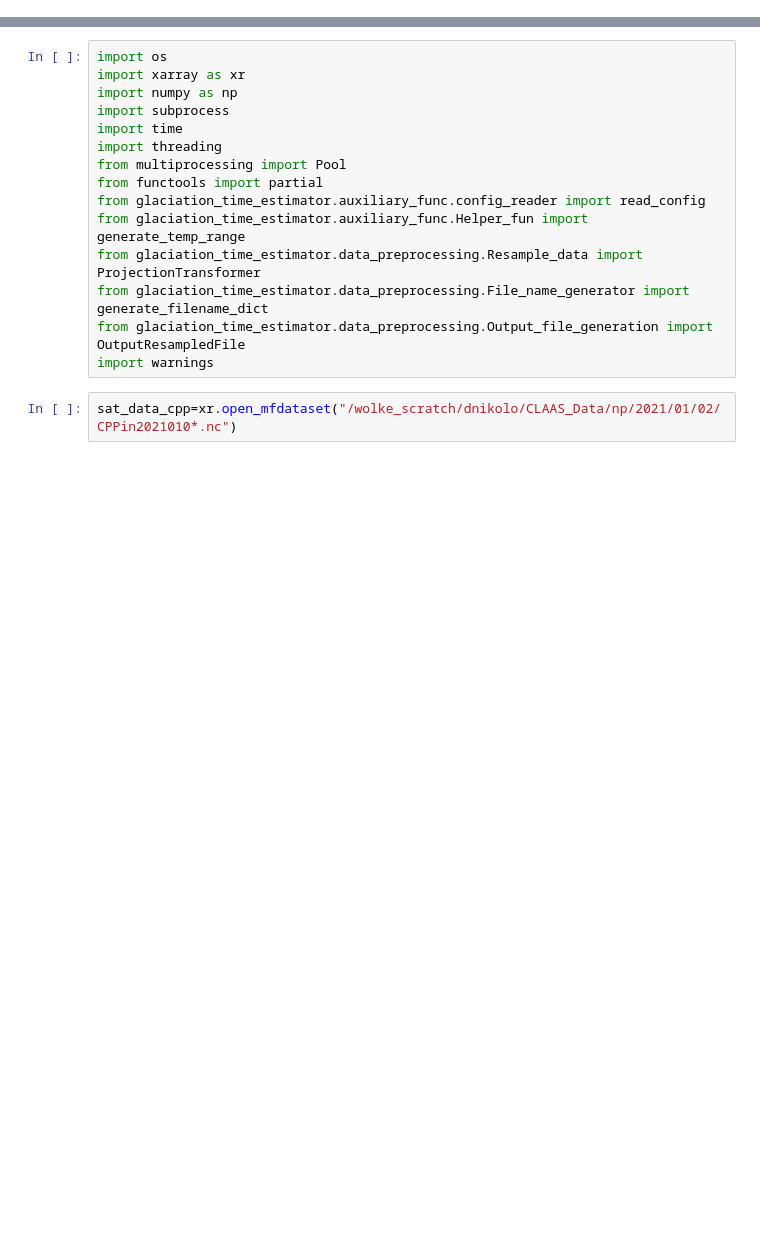
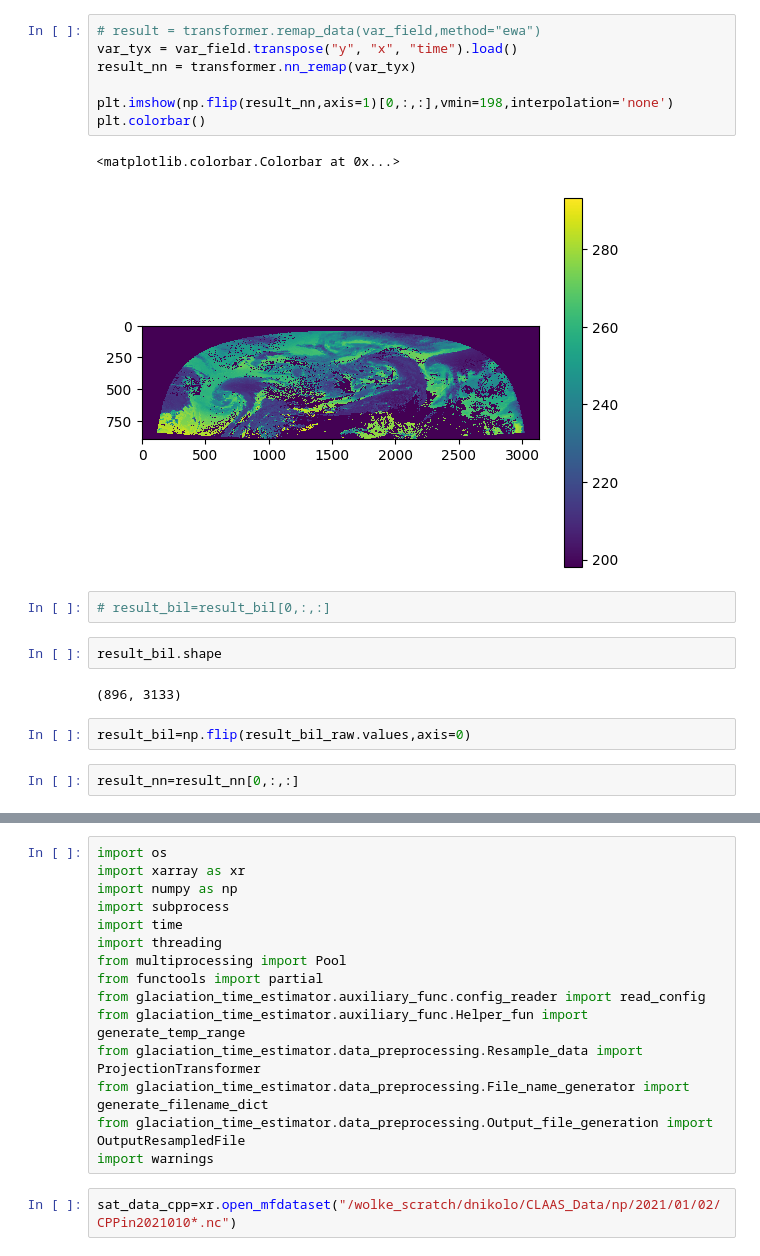
Before and after one commit to DragomirNikolov/MSGI, a Jupyter notebook: pyresample_regrid_cache.ipynb, the cells around one changed output, grey strips where cells are left out. Drawn from its saved outputs; the diff is of its cells as text; blank space fills up the shorter version.

```diff
--- a/pyresample_regrid_cache.ipynb
+++ b/pyresample_regrid_cache.ipynb
@@ -7,0 +99,20 @@ from pyresample import get_area_def
+# %%
+# result = transformer.remap_data(var_field,method="ewa")
+var_tyx = var_field.transpose("y", "x", "time").load()
+result_nn = transformer.nn_remap(var_tyx)
+
+plt.imshow(np.flip(result_nn,axis=1)[0,:,:],vmin=198,interpolation='none')
+plt.colorbar()
+# %% [output]
+<matplotlib.colorbar.Colorbar at 0x...>
+[figure, added]
+# %%
+# result_bil=result_bil[0,:,:]
+# %%
+result_bil.shape
+# %% [output]
+(896, 3133)
+# %%
+result_bil=np.flip(result_bil_raw.values,axis=0)
+# %%
+result_nn=result_nn[0,:,:]
```
Also changed, not shown: parts of 14 cells of this notebook, 14 other files.
